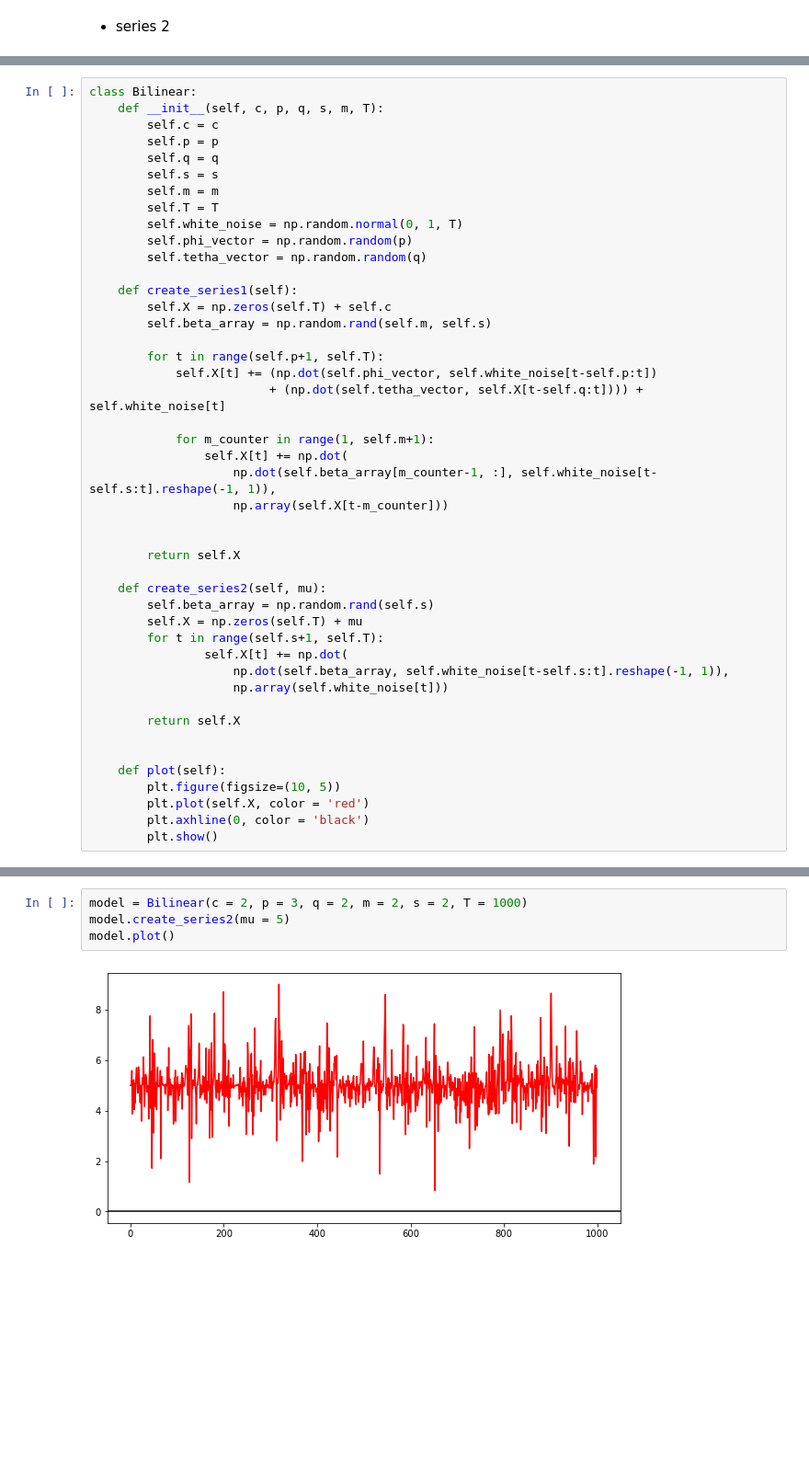
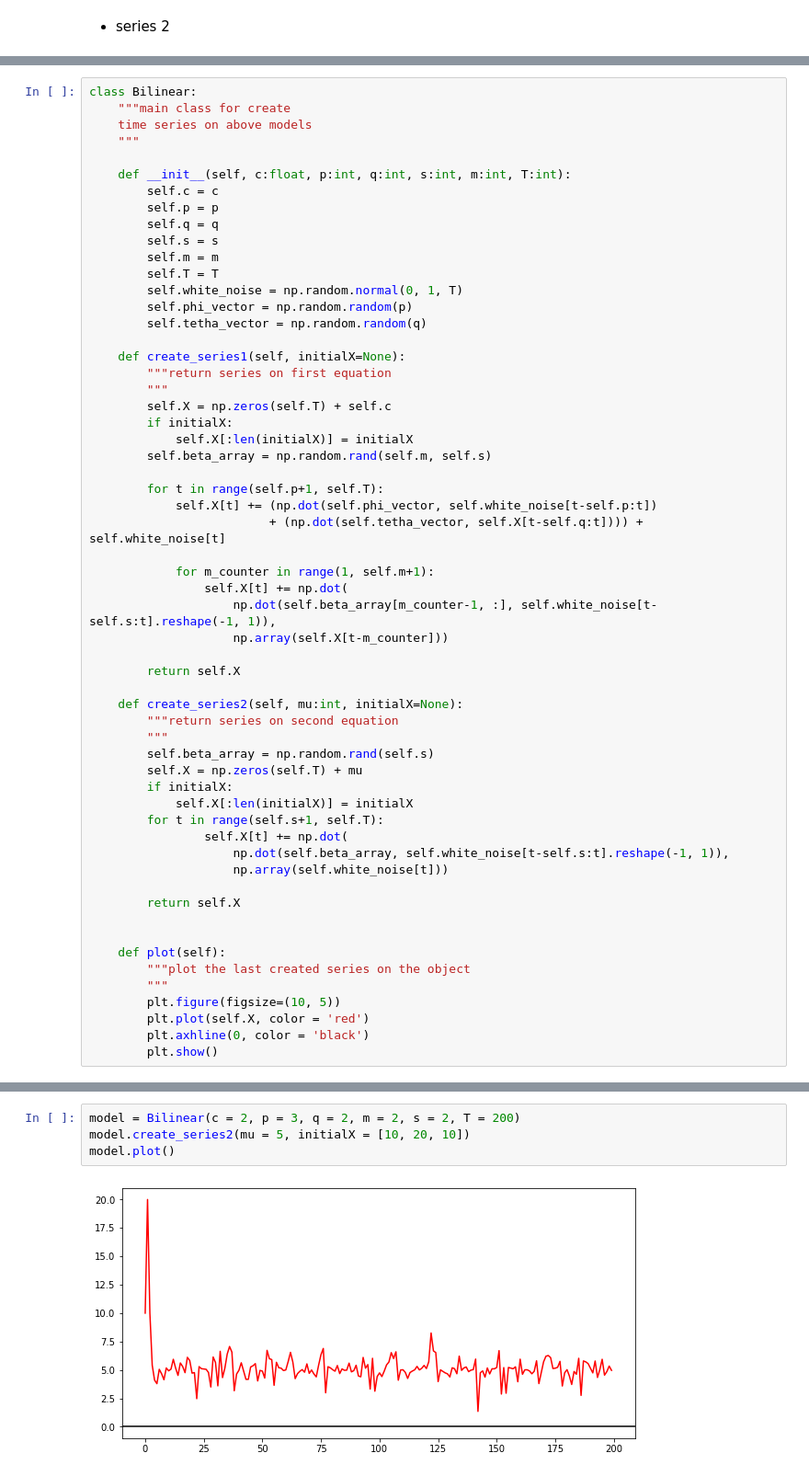
Before and after one commit to HoseinAhmadi97/Analysis_of_Financial_Time_Series, a Jupyter notebook: 5.Bilinear Model.ipynb, the cells around one changed output, grey strips where cells are left out. Shown at 92% size. Cells and saved outputs as stored; diff of their text form; blank space fills up the shorter version.

Commit message:
update bilinear model

```diff
--- a/5.Bilinear Model.ipynb
+++ b/5.Bilinear Model.ipynb
@@ -25,7 +25,11 @@ import matplotlib.pyplot as plt
 <p style="text-align:left"><img  src="utils/images/Bilinear_eq2.png" width="550" alt="regression"></p>
 # %%
 class Bilinear:
-    def __init__(self, c, p, q, s, m, T):
+    """main class for create
+    time series on above models
+    """
+
+    def __init__(self, c:float, p:int, q:int, s:int, m:int, T:int):
         self.c = c
         self.p = p
         self.q = q
@@ -36,8 +40,12 @@ class Bilinear:
         self.phi_vector = np.random.random(p)
         self.tetha_vector = np.random.random(q)
 
-    def create_series1(self):
+    def create_series1(self, initialX=None):
+        """return series on first equation
+        """
         self.X = np.zeros(self.T) + self.c
+        if initialX:
+            self.X[:len(initialX)] = initialX
         self.beta_array = np.random.rand(self.m, self.s)
 
         for t in range(self.p+1, self.T):
@@ -49,12 +57,15 @@ class Bilinear:
                     np.dot(self.beta_array[m_counter-1, :], self.white_noise[t-self.s:t].reshape(-1, 1)),
                     np.array(self.X[t-m_counter]))
 
-
         return self.X
 
-    def create_series2(self, mu):
+    def create_series2(self, mu:int, initialX=None):
+        """return series on second equation
+        """
         self.beta_array = np.random.rand(self.s)
         self.X = np.zeros(self.T) + mu
+        if initialX:
+            self.X[:len(initialX)] = initialX
         for t in range(self.s+1, self.T):
                 self.X[t] += np.dot(
                     np.dot(self.beta_array, self.white_noise[t-self.s:t].reshape(-1, 1)),
@@ -64,6 +75,8 @@ class Bilinear:
 
 
     def plot(self):
+        """plot the last created series on the object
+        """
         plt.figure(figsize=(10, 5))
         plt.plot(self.X, color = 'red')
         plt.axhline(0, color = 'black')
@@ -77,6 +90,6 @@ model.plot()
 # %%
-model = Bilinear(c = 2, p = 3, q = 2, m = 2, s = 2, T = 1000)
-model.create_series2(mu = 5)
+model = Bilinear(c = 2, p = 3, q = 2, m = 2, s = 2, T = 200)
+model.create_series2(mu = 5, initialX = [10, 20, 10])
 model.plot()
 # %% [output]
-[figure, old version]
+[figure, new version]
```
Also changed, not shown: parts of 1 cell of this notebook.
